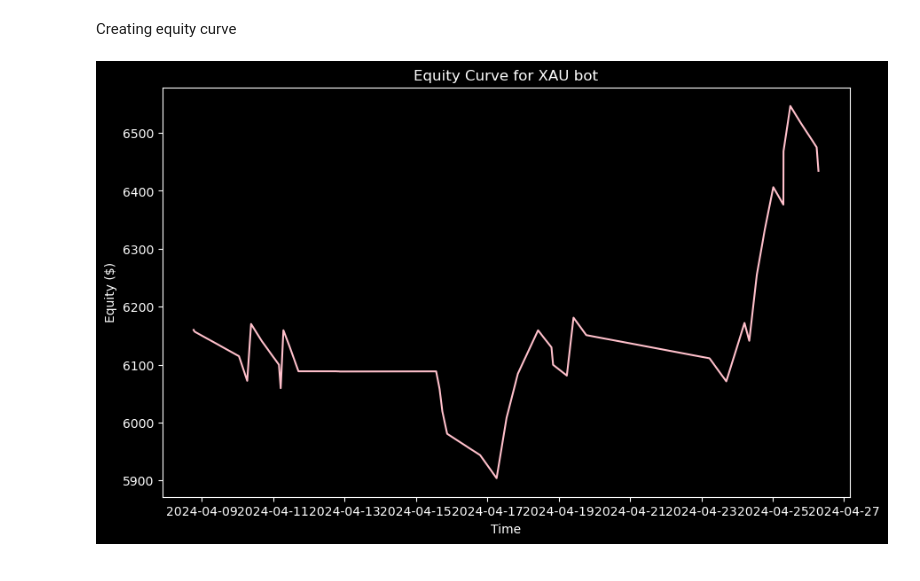
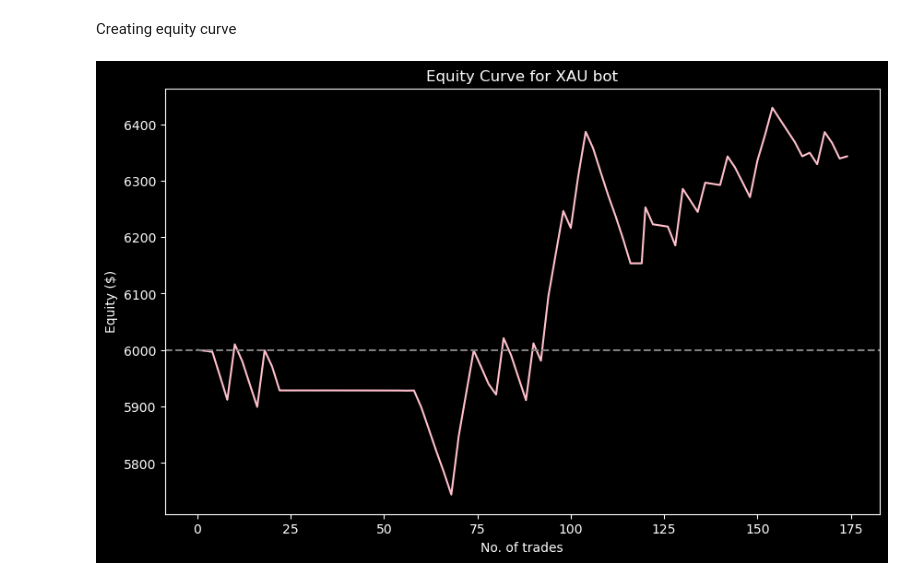
Before and after one commit to KhizarImran/AlgoTrading, a Jupyter notebook: Quant_Research/Account analysis/icmarkets_demo.ipynb, the cells around one changed output. Saved outputs shown, nothing was run; the diff lists cells and outputs as text; code cells hidden in the pictures.

```diff
--- a/Quant_Research/Account analysis/icmarkets_demo.ipynb
+++ b/Quant_Research/Account analysis/icmarkets_demo.ipynb
@@ -60,15 +60,16 @@ martingale_xau.tail(5)
 # %% [markdown]
 Creating equity curve
 # %%
-icmarkets = 160 # first week profits on icmarkets
+icmarkets = 0  # first week profits on icmarkets
 equity = np.cumsum(martingale_xau['profit']) + icmarkets
 
 plt.figure(figsize=(10, 6))
-plt.plot(martingale_xau['time'], equity, color = 'pink')
-plt.xlabel('Time')
+plt.plot(martingale_xau.index, equity, color='pink')
+plt.axhline(y=6000, color='gray', linestyle='--')  # Add a horizontal dotted line at y=6000
+plt.xlabel('No. of trades')
 plt.ylabel('Equity ($)')
 plt.title('Equity Curve for XAU bot')
 plt.grid(False)
 plt.show()
 # %% [output]
-[figure, old version]
+[figure, new version]
```
Also changed, not shown: parts of 2 cells of this notebook, 3 other files.
